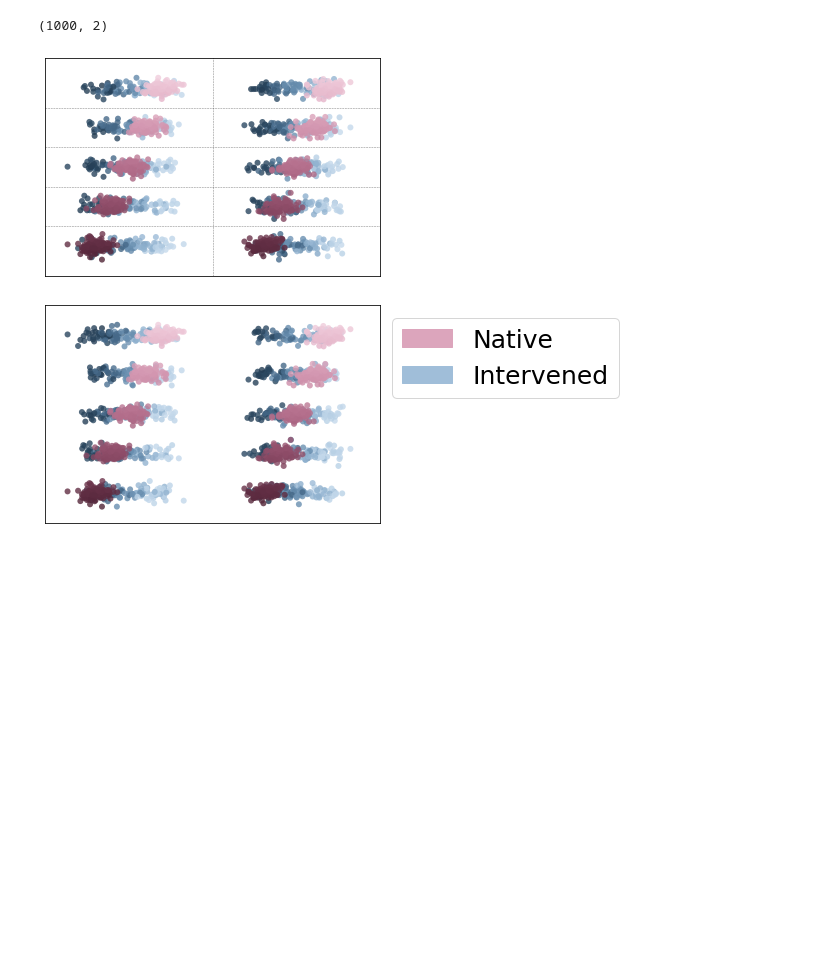
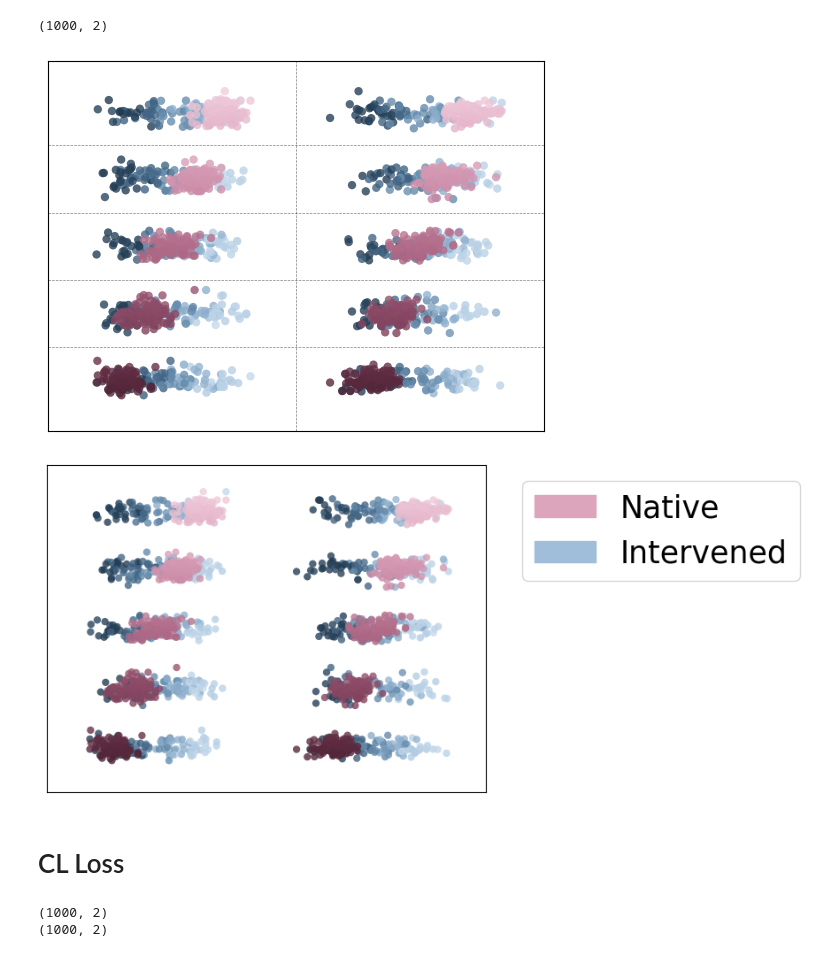
Before and after one commit to grantsrb/mas, a Jupyter notebook: analysis/alignment_fns/covariance_illustration.ipynb, the cells around one changed output. Drawn from its saved outputs; the diff is of its cells as text; code cells hidden in the pictures; blank space fills up the shorter version.

```diff
--- a/analysis/alignment_fns/covariance_illustration.ipynb
+++ b/analysis/alignment_fns/covariance_illustration.ipynb
@@ -34,16 +35,19 @@ for x in x_values:
 varbs = np.asarray(varbs)
 
 samples = []
+og_varbs = []
 xmean = 0
 ymean = 0
 for _ in range(n_samples):
     samp = varbs.copy()
+    og_varbs.append(varbs.copy())
     #samp[:,1] += 0.5*np.random.randn(len(samp))
     noise = std*np.random.randn(*samp.shape)
     samp = samp + noise
     samp[:,0] += cov*samp[:,1]
     samples.append(samp)
 samples = np.vstack(samples)
+og_varbs = np.vstack(og_varbs)
 print(samples.shape)
 # %% [output]
 (1000, 2)
@@ -80,37 +84,37 @@ native_cmap = sns.cubehelix_palette(start=0.7, rot=rot, dark=dark, light=light,
 sns.scatterplot(x="x", y="y", alpha=alpha, data=df, ax=ax, hue="hue", palette=native_cmap, edgecolor="none")
                 #hue="hue", palette="blue")
 
 ## y divider
 
 ax.plot([0,0],[-1,5], "k--", alpha=0.5, linewidth=thickness)
 # x dividers
 for i in y_values[:-1]:
     y = i+0.5
     ax.plot([-2,2],[y,y], "k--", alpha=0.5, linewidth=thickness)
 plt.xlim([-2,2])
 plt.ylim([-0.75,4.75])
 
 plt.xlabel("", fontsize=fontsize)
 plt.ylabel("", fontsize=fontsize)
 
 plt.xticks([], fontsize=fontsize)
 plt.yticks([], fontsize=fontsize)
 
 # # Manually create colorbars / legend patches
 # native_cmap = sns.cubehelix_palette(start=0.7, rot=rot, dark=dark, light=light, reverse=True, as_cmap=True)
 # intrv_cmap = sns.cubehelix_palette(start=-.3, rot=rot, dark=dark, light=light, reverse=True, as_cmap=True)
 
 # Legend handles: colored rectangles with labels
-native_patch = mpatches.Patch(color=native_cmap(0.8), label="Native")
-intrv_patch = mpatches.Patch(color=intrv_cmap(0.8), label="Intervened")
+#native_patch = mpatches.Patch(color=native_cmap(0.8), label="Native")
+#intrv_patch = mpatches.Patch(color=intrv_cmap(0.8), label="Intervened")
 
 #ax.legend(handles=[native_patch, intrv_patch], fontsize=legendsize, loc="upper right", bbox_to_anchor=(1.75,1))
 plt.legend().set_visible(False)
-plt.savefig("figs/example_divergence.png", dpi=600, bbox_inches="tight")
+#plt.savefig("figs/example_divergence.png", dpi=600, bbox_inches="tight")
 
 plt.show()
 # %% [output]
-[figure, old version]
+[figure, new version]
 # %%
 import matplotlib.patches as mpatches
 import matplotlib as mpl
@@ -170,8 +174,16 @@ native_patch = mpatches.Patch(color=native_cmap(0.8), label="Native")
 intrv_patch = mpatches.Patch(color=intrv_cmap(0.8), label="Intervened")
 
 ax.legend(handles=[native_patch, intrv_patch], fontsize=legendsize, loc="upper right", bbox_to_anchor=(1.75,1))
-plt.savefig("figs/legend.png", dpi=600, bbox_inches="tight")
+#plt.savefig("figs/legend.png", dpi=600, bbox_inches="tight")
 
 plt.show()
 # %% [output]
-[figure, old version]
+[figure, new version]
+# %% [markdown]
+# CL Loss
+# %%
+print(og_varbs.shape)
+print(samples.shape)
+# %% [output]
+(1000, 2)
+(1000, 2)
```
Also changed, not shown: parts of 10 cells of this notebook.
